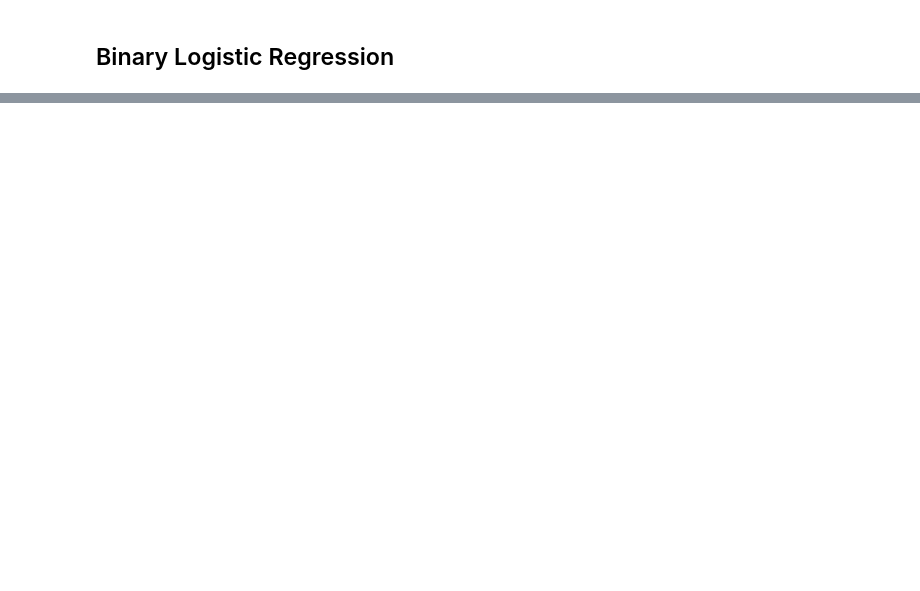
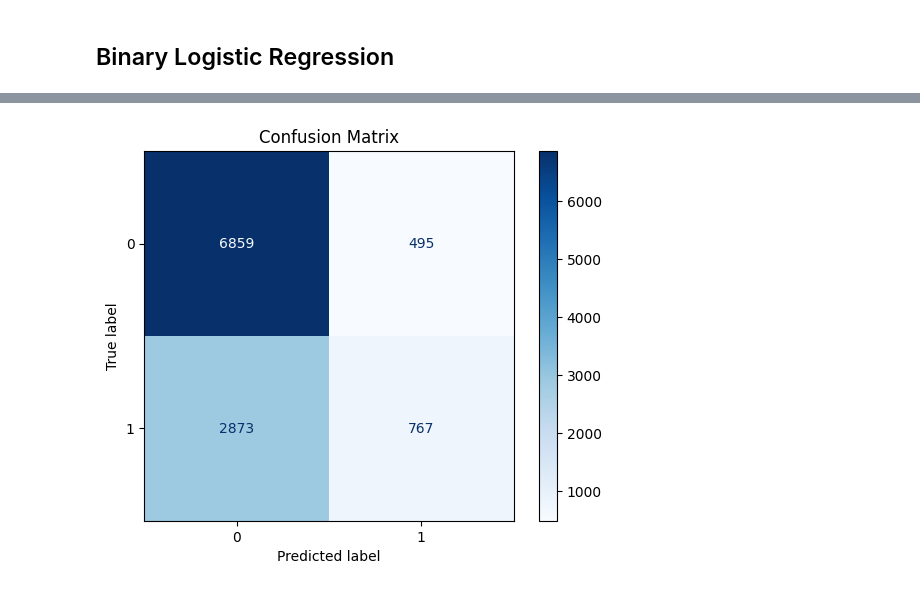
Before and after one commit to WinstonBudi/MY-DAC-Curriculum, a Jupyter notebook: Internal Project/Project 2.ipynb, the cells around one changed output, grey strips where cells are left out. Saved outputs shown, nothing was run; the diff lists cells and outputs as text; code cells hidden in the pictures; blank space fills up the shorter version.

```diff
--- a/Internal Project/Project 2.ipynb
+++ b/Internal Project/Project 2.ipynb
@@ -212,0 +213,64 @@ Predicted Test Result: 0
+# %%
+from imblearn.over_sampling import SMOTE
+
+# Target variable: 'Test Results'
+target = 'Test Results'
+
+# Step 1: Preprocess the data
+# Drop irrelevant columns (e.g., names, dates, billing amounts, room numbers)
+irrelevant_columns = ['Name', 'Date of Admission', 'Room Number', 'Discharge Date']
+dataset = df.drop(columns=irrelevant_columns)
+
+# Encode categorical variables
+categorical_columns = ['Age', 'Gender', 'Blood Type', "Billing Amount", 'Medical Condition',
+                       'Doctor', 'Hospital', 'Insurance Provider', 'Admission Type', 'Medication']
+encoder = LabelEncoder()
+for col in categorical_columns:
+    dataset[col] = encoder.fit_transform(dataset[col])
+
+# Separate features and target variable
+X = dataset.drop(columns=[target])
+y = dataset[target]
+
+# Encode the target variable
+y = encoder.fit_transform(y)
+
+# Normalize numerical columns (optional, depending on the model)
+scaler = StandardScaler()
+X = scaler.fit_transform(X)
+
+# Step 2: Split the data into training and testing sets
+X_train, X_test, y_train, y_test = train_test_split(X, y, test_size=0.2, random_state=42, stratify=y)
+
+# Step 3: Apply SMOTE to handle class imbalance
+smote = SMOTE(random_state=42)
+X_train_resampled, y_train_resampled = smote.fit_resample(X_train, y_train)
+
+print("Class distribution after SMOTE:")
+print(pd.Series(y_train_resampled).value_counts())
+
+# Step 4: Train the model
+model = RandomForestClassifier(random_state=42)
+model.fit(X_train_resampled, y_train_resampled)
+
+# Step 5: Evaluate the model
+y_pred = model.predict(X_test)
+
+# Classification metrics
+print("Accuracy:", accuracy_score(y_test, y_pred))
+print("Classification Report:\n", classification_report(y_test, y_pred))
+print("Confusion Matrix:\n", confusion_matrix(y_test, y_pred))
+
+# Step 6: Make predictions (example)
+sample_input = X_test[0]  # Example: first row from test set
+predicted_class = model.predict([sample_input])
+predicted_label = encoder.inverse_transform(predicted_class)
+print("Predicted Test Result:", predicted_label[0])
+
+# Step 7: Display the confusion matrix
+cm = confusion_matrix(y_test, y_pred)
+disp = ConfusionMatrixDisplay(confusion_matrix=cm, display_labels=encoder.classes_)
+disp.plot(cmap=plt.cm.Blues)
+plt.title('Confusion Matrix')
+plt.show()
+# %% [output]
@@ -212,0 +296 @@ Predicted Test Result: 0
+[figure, added]
```
Also changed, not shown: parts of 7 cells of this notebook.
